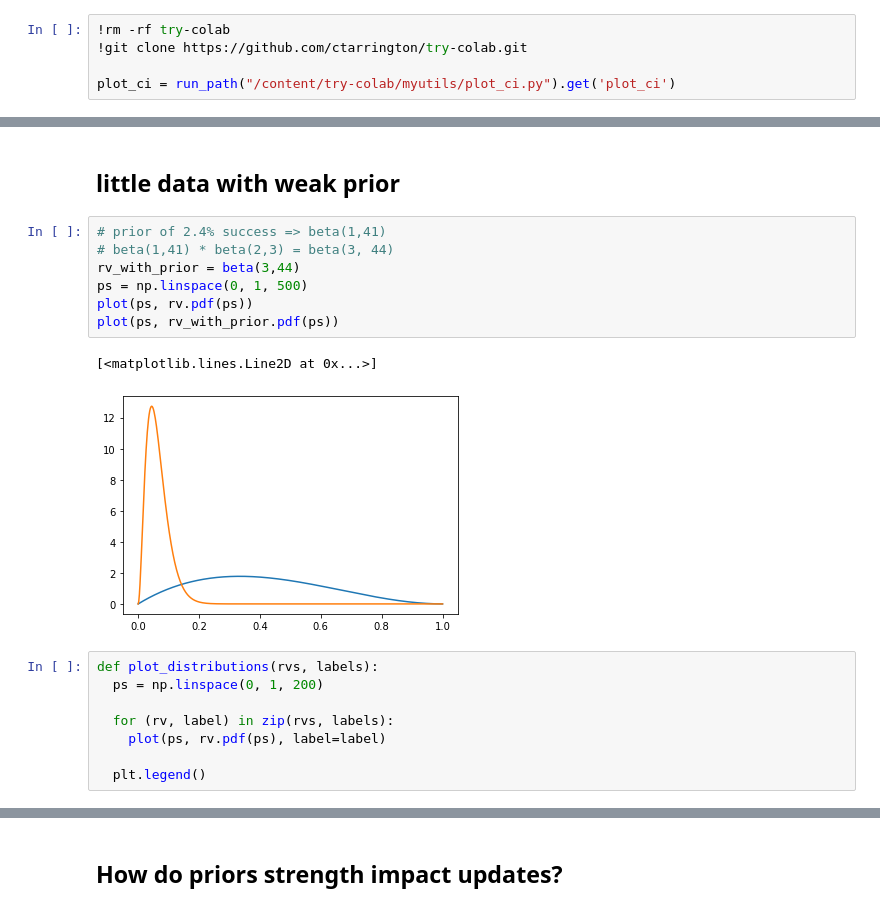
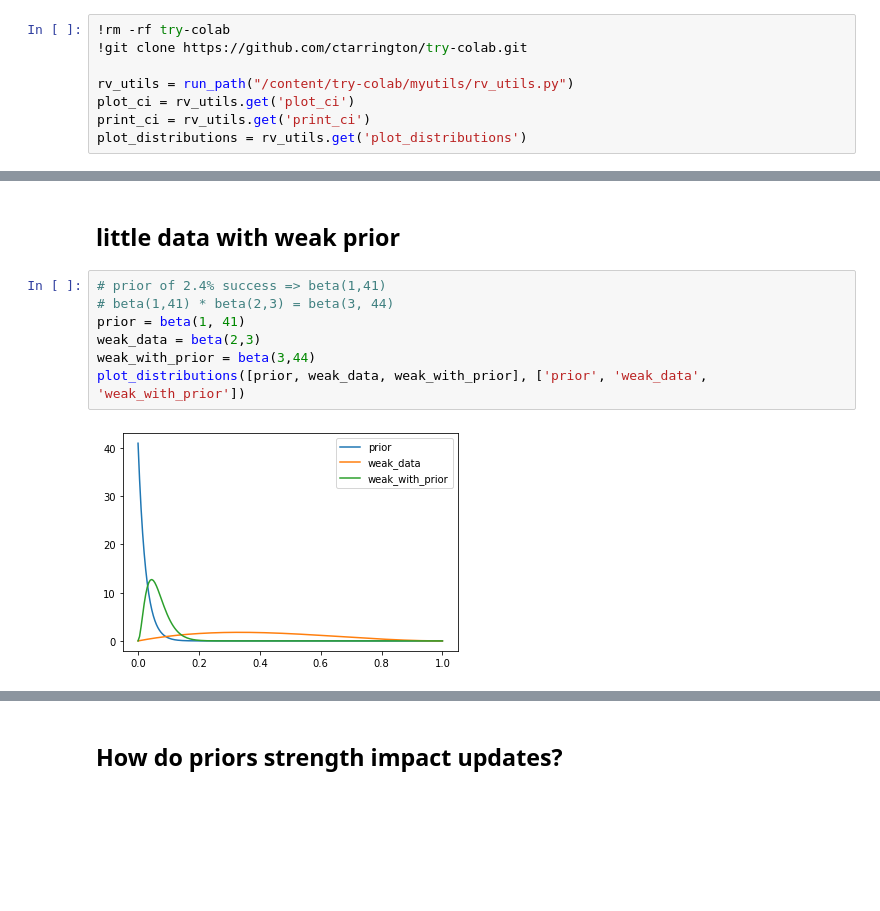
Before and after one commit to ctarrington/try-colab, a Jupyter notebook: parameter_estimation.ipynb, the cells around one changed output, grey strips where cells are left out. Drawn from its saved outputs; the diff is of its cells as text; blank space fills up the shorter version.

```diff
--- a/parameter_estimation.ipynb
+++ b/parameter_estimation.ipynb
@@ -12,6 +12,9 @@ from matplotlib.pyplot import plot, fill_between, vlines, hlines
 !rm -rf try-colab
 !git clone https://github.com/ctarrington/try-colab.git
 
-plot_ci = run_path("/content/try-colab/myutils/plot_ci.py").get('plot_ci')
+rv_utils = run_path("/content/try-colab/myutils/rv_utils.py")
+plot_ci = rv_utils.get('plot_ci')
+print_ci = rv_utils.get('print_ci')
+plot_distributions = rv_utils.get('plot_distributions')
 # %% [output]
 Cloning into 'try-colab'...
@@ -87,18 +90,9 @@ Probability  0.06758598648854298  <  conversion rate  <  0.8058795503167566  =
 # %%
 # prior of 2.4% success => beta(1,41)
 # beta(1,41) * beta(2,3) = beta(3, 44)
-rv_with_prior = beta(3,44)
-ps = np.linspace(0, 1, 500)
-plot(ps, rv.pdf(ps))
-plot(ps, rv_with_prior.pdf(ps))
+prior = beta(1, 41)
+weak_data = beta(2,3)
+weak_with_prior = beta(3,44)
+plot_distributions([prior, weak_data, weak_with_prior], ['prior', 'weak_data', 'weak_with_prior'])
 # %% [output]
-[<matplotlib.lines.Line2D at 0x...>]
-[figure, old version]
+[figure, new version]
-# %%
-def plot_distributions(rvs, labels):
-  ps = np.linspace(0, 1, 200)
-
-  for (rv, label) in zip(rvs, labels):
-    plot(ps, rv.pdf(ps), label=label)
-
-  plt.legend()
```
Also changed, not shown: parts of 2 cells of this notebook.
